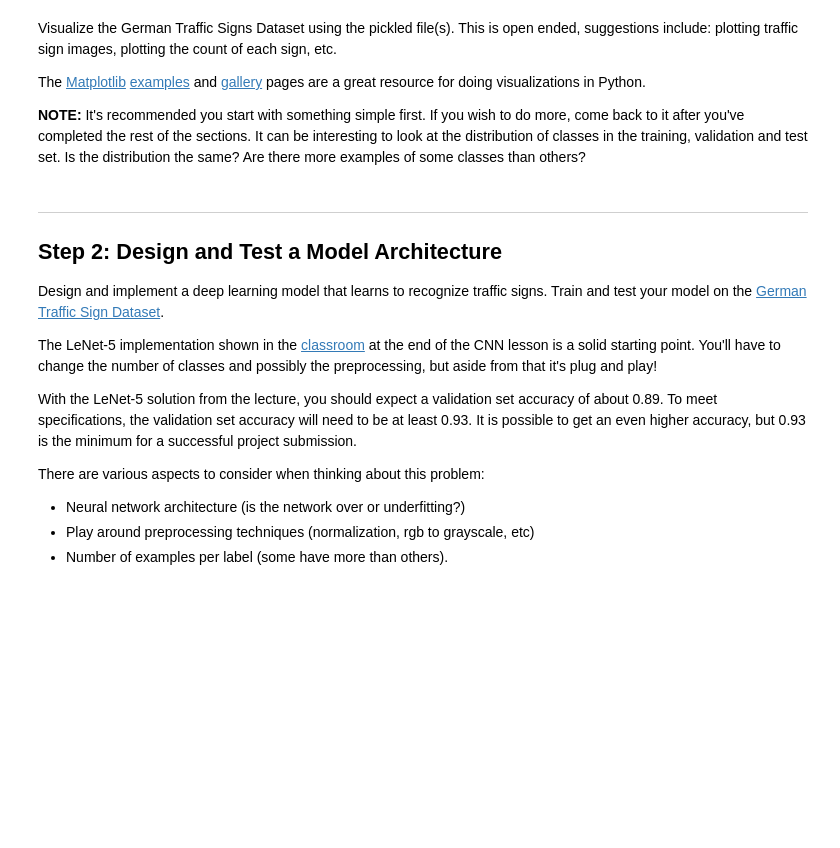
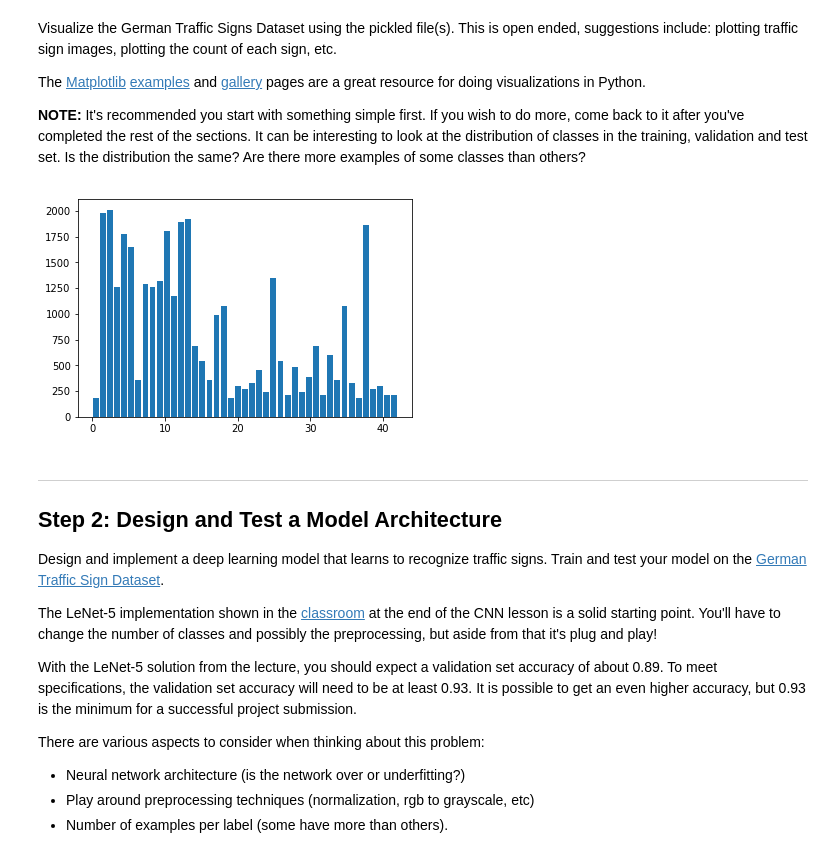
Before and after one commit to chengzg/Traffic_Sign_Classifier, a Jupyter notebook: Traffic_Sign_Classifier.ipynb, the cells around one changed output. Cells and saved outputs as stored; diff of their text form; code cells hidden in the pictures; blank space fills up the shorter version.

```diff
--- a/Traffic_Sign_Classifier.ipynb
+++ b/Traffic_Sign_Classifier.ipynb
@@ -131,21 +131,20 @@ The [Matplotlib](http://matplotlib.org/) [examples](http://matplotlib.org/exampl
 # %%
 ### Data exploration visualization code goes here.
 ### Feel free to use as many code cells as needed.
 import matplotlib.pyplot as plt
+from matplotlib import gridspec
 # Visualizations will be shown in the notebook.
 %matplotlib inline
 
-#
-#for n in range(n_classes):
-#    for m in range(len(y_valid)):
-#        if n == y_valid[m]:
-            #image = X_valid[m]
-            #image = image.squeeze()
-            #plt.figure(figsize=(1,1))
-            #plt.imshow(image)
-            #plt.show()
-            #print(n)
-            #break;
+data, bins = np.histogram(y_train, bins=n_classes)
+width = 0.8
+center = (bins[:-1]+bins[1:])/2
+fig, ax = plt.subplots()
+ax.bar(center, data, align="center", width=width)
+labels = np.arange(n_classes)
+plt.show()
+# %% [output]
+[figure, added]
 # %% [markdown]
 ----
 
```
Also changed, not shown: parts of 15 cells of this notebook.
